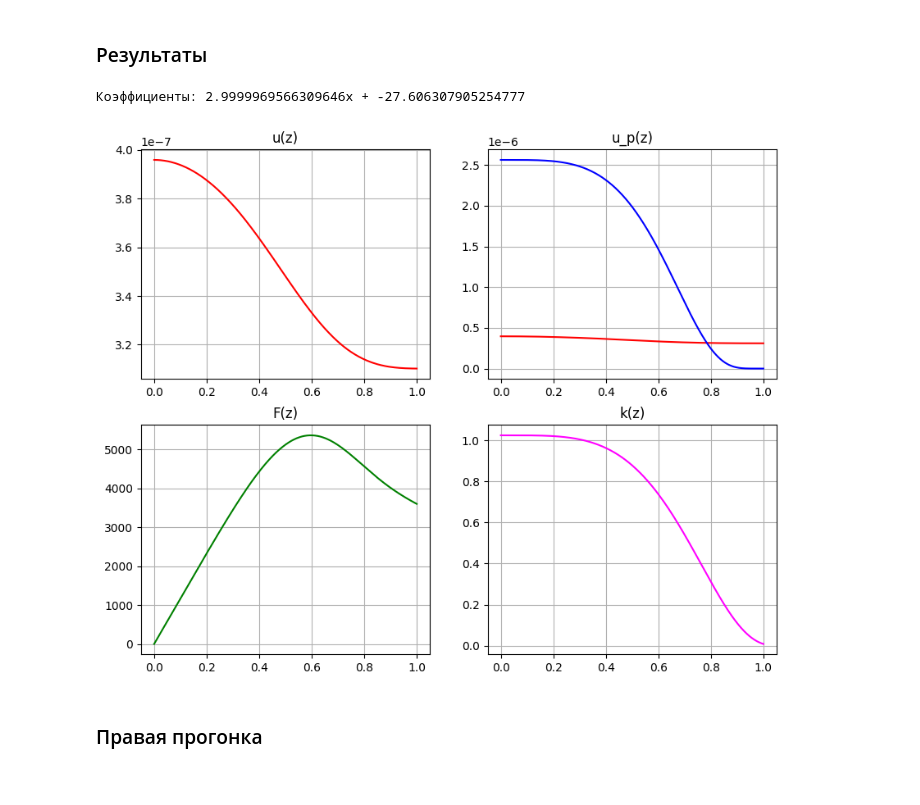
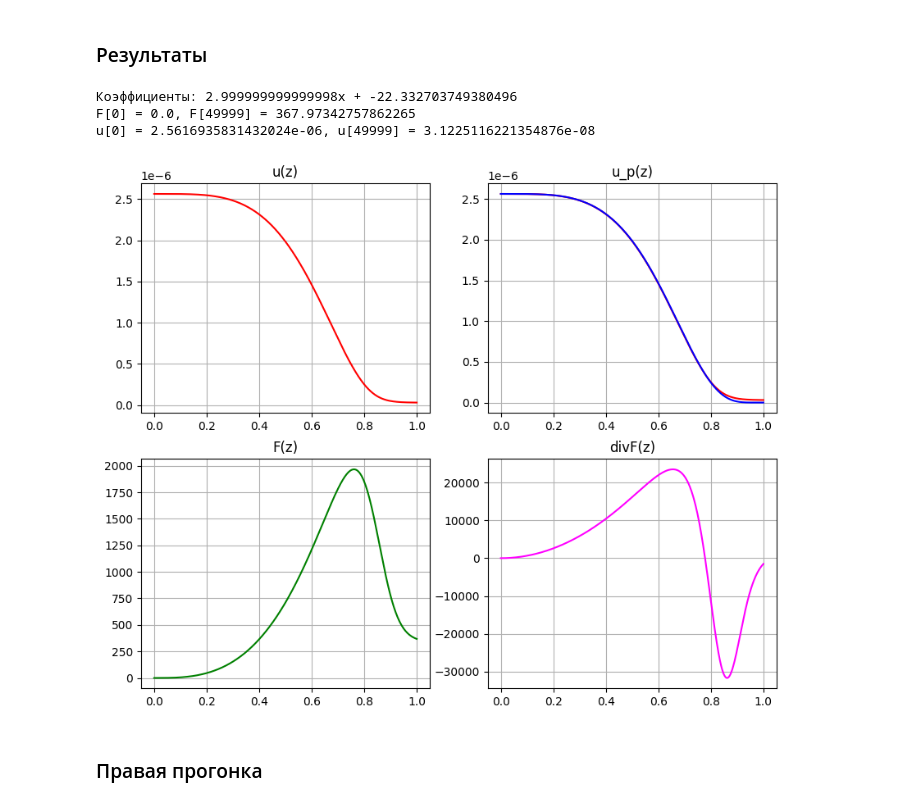
Before and after one commit to mshsvnv/Modeling, a Jupyter notebook: lab_03/main.ipynb, the cells around one changed output. Cells and saved outputs as stored; diff of their text form; code cells hidden in the pictures.

```diff
--- a/lab_03/main.ipynb
+++ b/lab_03/main.ipynb
@@ -12,7 +13,7 @@ from scipy import integrate
 # %%
 class Interpolation:
 
-    def __init__(self, i = 1):
+    def __init__(self, i = 2):
 
         self.koefs = None
 
@@ -27,14 +28,8 @@ class Interpolation:
         x = np.log(df['t'].to_numpy())
         y = np.log(df[f'var{i}'].to_numpy())
 
-        koefs = np.zeros((y.size - 1, 2))
-
-        for i in range(1, y.size):
-            koefs[i - 1, 0] = (y[i] - y[i - 1]) / (x[i] - x[i - 1])
-            koefs[i - 1, 1] = y[i - 1] - koefs[i - 1, 0] * x[i - 1]
-
-        self.koefs = [np.mean(koefs[:, 0]),
-                      np.mean(koefs[:, 1])]
+        self.koefs = [(y[-1] - y[0]) / (x[-1] - x[0]),
+                      y[0] - x[0] * (y[-1] - y[0]) / (x[-1] - x[0])]
 
     def graph(self, fileName = "table.csv"):
 
@@ -108,7 +103,7 @@ class Solver:
 
     def __init__(self, system : Equation):
 
-        self.N = 1000
+        self.N = 50000
 
         z0 = 0
         zMax = 1
@@ -186,21 +181,24 @@ class Solver:
         u_p = self.system.u_p(z)
         k = self.system.k(z)
 
-        func = k * (u_p - u) * z
+        divF = self.system.c * k * (u_p - u)
 
         n = len(z)
         F = np.zeros_like(z)
+
         for i in range(1, n):
 
             # ручная
+            # F[i] = (self.system.kpd(z[i]) / self.system.R) * (u[i - 1] - u[i]) / (self.step)
+
             # for j in range(1, i):
             #     F[i] += self.step * (k[j] * (u_p[j] - u[j]) * z[j] + k[j - 1] * (u_p[j - 1] - u[j - 1]) * z[j - 1]) / 2
             # F[i] *= self.system.c * self.system.R / z[i]
 
             # автоматическая
-            F[i] = self.system.c * self.system.R * integrate.trapezoid(func[:i + 1], x=z[:i + 1]) / z[i]
+            F[i] = self.system.R * integrate.trapezoid(divF[:i + 1] * z[:i + 1], x=z[:i + 1]) / z[i]
 
-        return F
+        return divF, F
 
     def Solve(self):
 
@@ -209,10 +207,11 @@ class Solver:
         d = np.zeros(self.N)
         e = np.zeros(self.N)
 
+        halfStep = self.step / 2
+
         for i in range(self.N):
 
             z = self.z[i]
-            halfStep = self.step / 2
 
             if i == 0:
                 d[i] = -(z + halfStep) * self.system.kappa(z, self.step) / self.system.R ** 2
@@ -238,48 +237,53 @@ class Solver:
         # u = self.rightRun(c, d, e, f)
         u = self.leftRun(c, d, e, f)
 
-        return u, self.F(u)
+        return u, *(self.F(u))
 # %% [markdown]
 ### Результаты
 # %%
 eq = Equation()
 solve = Solver(eq)
 
-u, F = solve.Solve()
+u, divF, F = solve.Solve()
+
+print(f'F[0] = {F[0]}, F[{solve.N - 1}] = {F[-1]}')
+print(f'u[0] = {u[0]}, u[{solve.N - 1}] = {u[-1]}')
 
 z = solve.z
 k = eq.k(z)
 u_p = eq.u_p(z)
 # %% [output]
-Коэффициенты: 2.9999969566309646x + -27.606307905254777
+Коэффициенты: 2.999999999999998x + -22.332703749380496
+F[0] = 0.0, F[49999] = 367.97342757862265
+u[0] = 2.5616935831432024e-06, u[49999] = 3.1225116221354876e-08
 # %%
 # Графики
 
 fig, axs = plt.subplots(2, 2, figsize = (10, 8))
 
 # u(z)
 axs[0, 0].plot(z, u, "red")
 axs[0, 0].set_title("u(z)")
 
 # u_p(z)
 axs[0, 1].plot(z, u, "red")
 axs[0, 1].plot(z, u_p, "blue")
 axs[0, 1].set_title("u_p(z)")
 
 # F(z)
 axs[1, 0].plot(z, F, "green")
 axs[1, 0].set_title("F(z)")
 
 # k(z)
-axs[1, 1].plot(z, k, "magenta")
-axs[1, 1].set_title("k(z)")
+axs[1, 1].plot(z, divF, "magenta")
+axs[1, 1].set_title("divF(z)")
 
 for ax in axs.flat:
     ax.grid(True)
 
 plt.show()
 # %% [output]
-[figure, old version]
+[figure, new version]
 # %% [markdown]
 ### Правая прогонка
 # %%
```
Also changed, not shown: parts of 3 cells of this notebook, 8 other files.
